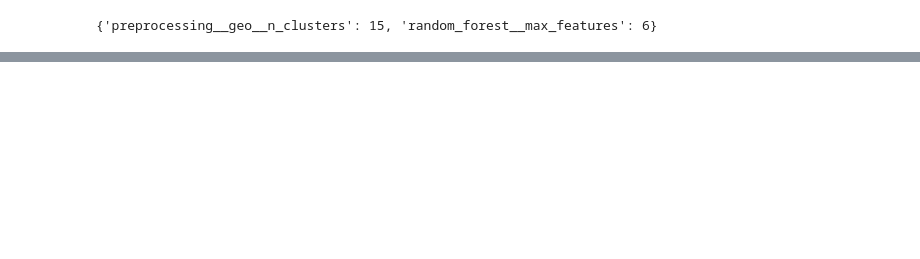
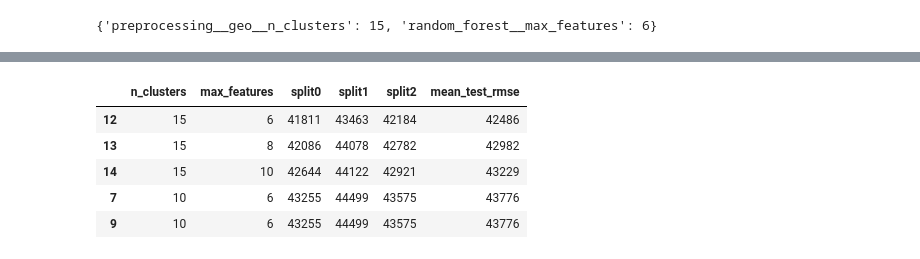
Before and after one commit to HYSK-cmd/AI-ML-Challenger, a Jupyter notebook: handson-ml3/Chapter2.ipynb, the cells around one changed output, grey strips where cells are left out. Cells and saved outputs as stored; diff of their text form; code cells hidden in the pictures; blank space fills up the shorter version.

```diff
--- a/handson-ml3/Chapter2.ipynb
+++ b/handson-ml3/Chapter2.ipynb
@@ -1194,7 +1098,7 @@ param_grid = [
     {'preprocessing__geo__n_clusters': [5, 8, 10],
     'random_forest__max_features': [4, 6, 8]},
     {'preprocessing__geo__n_clusters': [10, 15],
-    'random_forest__max_features': [6, 8, 0]},
+    'random_forest__max_features': [6, 8, 10]},
 ]
 grid_search = GridSearchCV(full_pipeline, param_grid, cv=3,
                           scoring="neg_root_mean_squared_error")
@@ -1247,13 +1150,20 @@ AttributeError: 'GridSearchCV' object has no attribute 'best_esitmator_'
 # %%
 cv_res = pd.DataFrame(grid_search.cv_results_)
 cv_res.sort_values(by="mean_test_score", ascending=False, inplace=True)
-cv_rest = cv_res[["param_preprocessing__geo__n_cluster",
+cv_res = cv_res[["param_preprocessing__geo__n_clusters",
                  "param_random_forest__max_features", "split0_test_score",
                  "split1_test_score", "split2_test_score", "mean_test_score"]]
 score_cols = ["split0", "split1", "split2", "mean_test_rmse"]
-cv_res.columns = ["n_clusters", "max_features"] _ score_cols
+cv_res.columns = ["n_clusters", "max_features"] + score_cols
 cv_res[score_cols] = -cv_res[score_cols].round().astype(np.int64)
 cv_res.head()
+# %% [output]
+|  | n_clusters | max_features | split0 | split1 | split2 | mean_test_rmse |
+| 12 | 15 | 6 | 41811 | 43463 | 42184 | 42486 |
+| 13 | 15 | 8 | 42086 | 44078 | 42782 | 42982 |
+| 14 | 15 | 10 | 42644 | 44122 | 42921 | 43229 |
+| 7 | 10 | 6 | 43255 | 44499 | 43575 | 43776 |
+| 9 | 10 | 6 | 43255 | 44499 | 43575 | 43776 |
 # %%
 # Randomized Search
 from sklearn.experimental import enable_halving_search_cv
```
Also changed, not shown: parts of 51 cells of this notebook, 13 other files.
